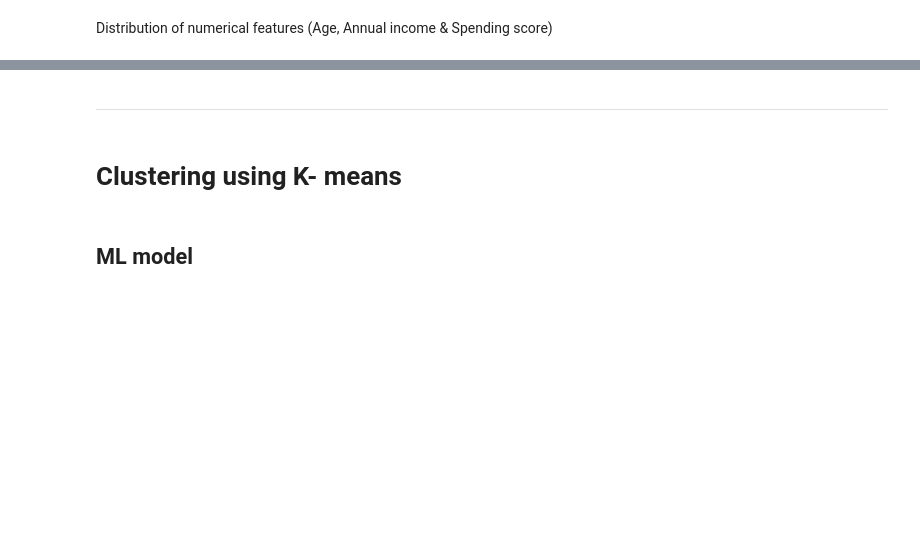
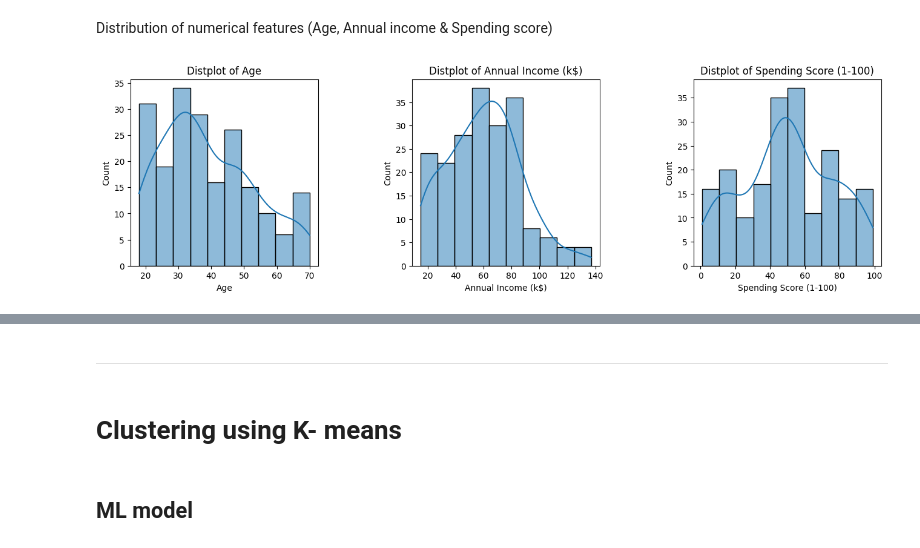
Before and after one commit to nilaypatel99/Customer_Segmentation, a Jupyter notebook: Copy_of_Customer_Segmentation_K_Means_Analysis.ipynb, the cells around one changed output, grey strips where cells are left out. Saved outputs shown, nothing was run; the diff lists cells and outputs as text; code cells hidden in the pictures; blank space fills up the shorter version.

```diff
--- a/Copy_of_Customer_Segmentation_K_Means_Analysis.ipynb
+++ b/Copy_of_Customer_Segmentation_K_Means_Analysis.ipynb
@@ -47,12 +87,17 @@ plt.show()
 # %% [markdown]
 Distribution of numerical features (Age, Annual income & Spending score)
 # %%
-plt.figure(1, figsize=(16,4))
+import matplotlib.pyplot as plt
+import seaborn as sns
+
+plt.figure(1, figsize=(16, 4))
 n = 0
 for x in ['Age', 'Annual Income (k$)', 'Spending Score (1-100)']:
     n += 1
     plt.subplot(1, 3, n)
-    plt.subplots_adjust(hspace=0.5 , wspace=0.5)
-    sns.distplot(df[x] , bins=10)
-    plt.title('Distplot of {}'.format(x))
+    plt.subplots_adjust(hspace=0.5, wspace=0.5)
+    sns.histplot(df[x], bins=10, kde=True)  # Using histplot instead of distplot
+    plt.title(f'Distplot of {x}')
 plt.show()
+# %% [output]
+[figure, added]
```
Also changed, not shown: parts of 24 cells of this notebook.
